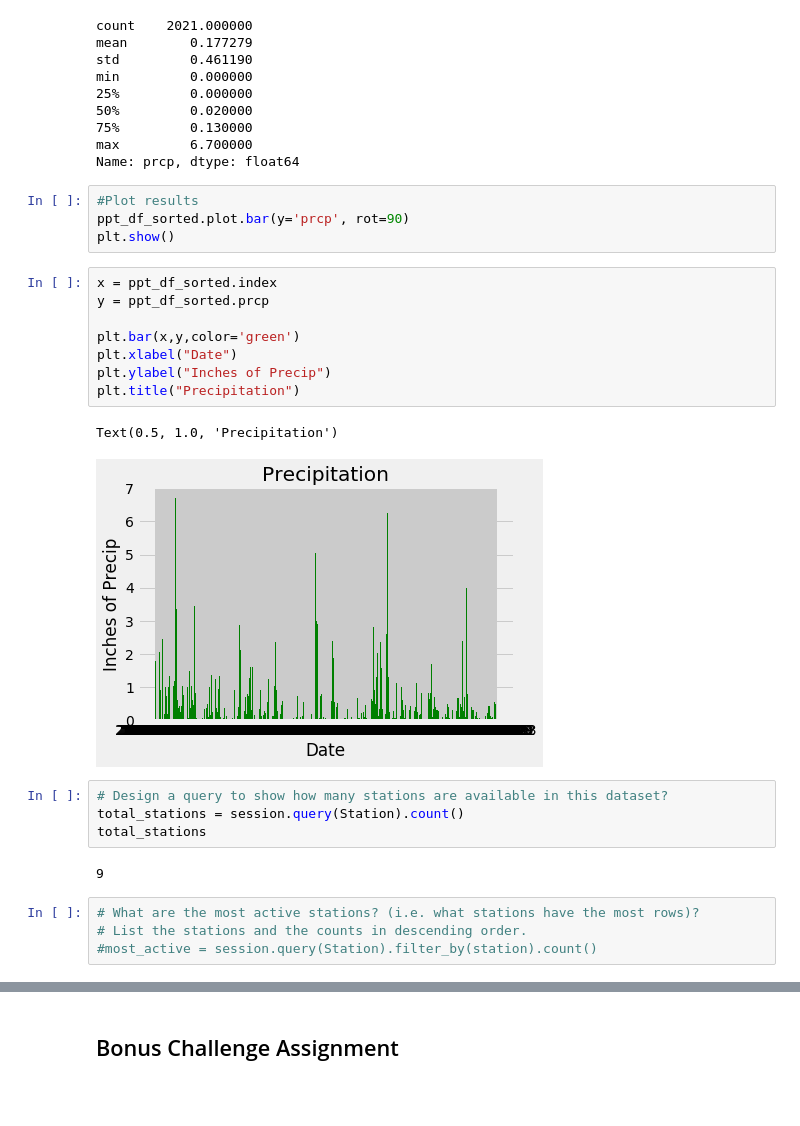
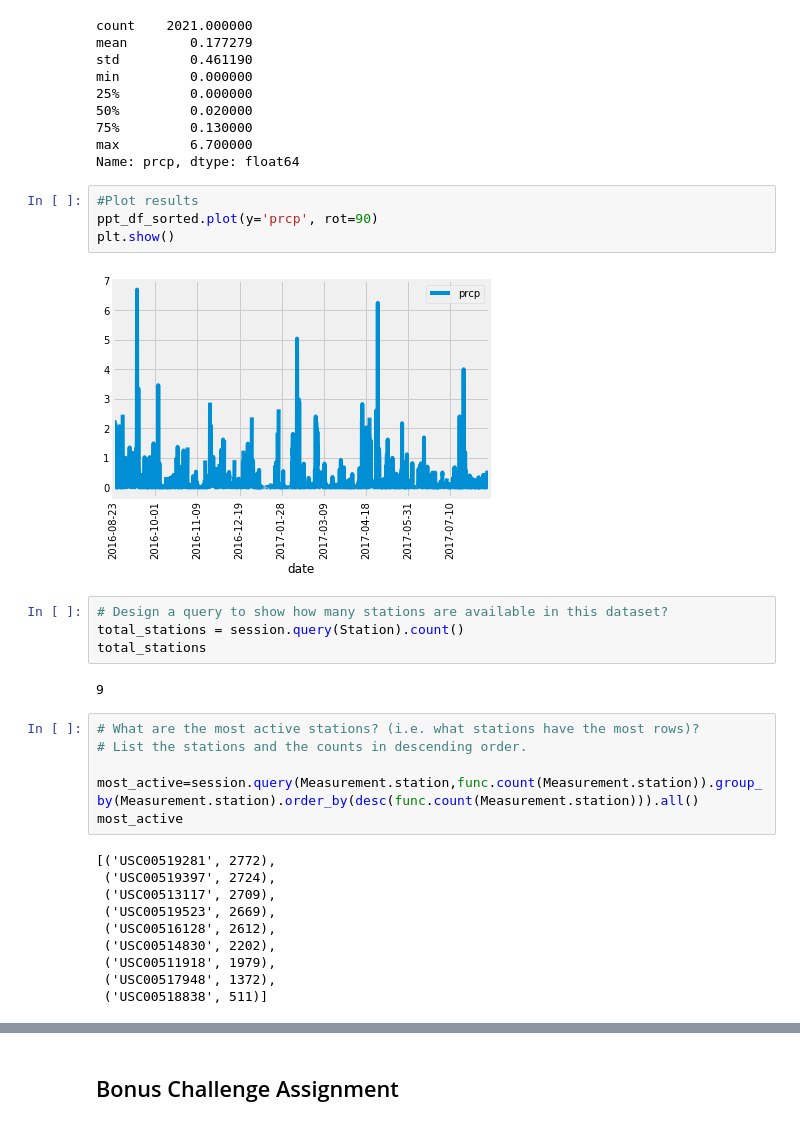
Before and after one commit to AngiePeck/SQLalchemy_Challenge, a Jupyter notebook: climate_starter.ipynb, the cells around one changed output, grey strips where cells are left out. Cells and saved outputs as stored; diff of their text form; blank space fills up the shorter version.

```diff
--- a/climate_starter.ipynb
+++ b/climate_starter.ipynb
@@ -87,19 +88,10 @@ max         6.700000
 Name: prcp, dtype: float64
 # %%
 #Plot results
-ppt_df_sorted.plot.bar(y='prcp', rot=90)
+ppt_df_sorted.plot(y='prcp', rot=90)
 plt.show()
+# %% [output]
+[figure, added]
-# %%
-x = ppt_df_sorted.index
-y = ppt_df_sorted.prcp
-
-plt.bar(x,y,color='green')
-plt.xlabel("Date")
-plt.ylabel("Inches of Precip")
-plt.title("Precipitation")
-# %% [output]
-Text(0.5, 1.0, 'Precipitation')
-[figure, removed]
 # %%
 # Design a query to show how many stations are available in this dataset?
 total_stations = session.query(Station).count()
@@ -109,7 +101,19 @@ total_stations
 # %%
 # What are the most active stations? (i.e. what stations have the most rows)?
 # List the stations and the counts in descending order.
-#most_active = session.query(Station).filter_by(station).count()
+
+most_active=session.query(Measurement.station,func.count(Measurement.station)).group_by(Measurement.station).order_by(desc(func.count(Measurement.station))).all()
+most_active
+# %% [output]
+[('USC00519281', 2772),
+ ('USC00519397', 2724),
+ ('USC00513117', 2709),
+ ('USC00519523', 2669),
+ ('USC00516128', 2612),
+ ('USC00514830', 2202),
+ ('USC00511918', 1979),
+ ('USC00517948', 1372),
+ ('USC00518838', 511)]
 # %%
 # Using the station id from the previous query, calculate the lowest temperature recorded,
 # highest temperature recorded, and average temperature of the most active station?
```
Also changed, not shown: parts of 4 cells of this notebook, 1 other file.
